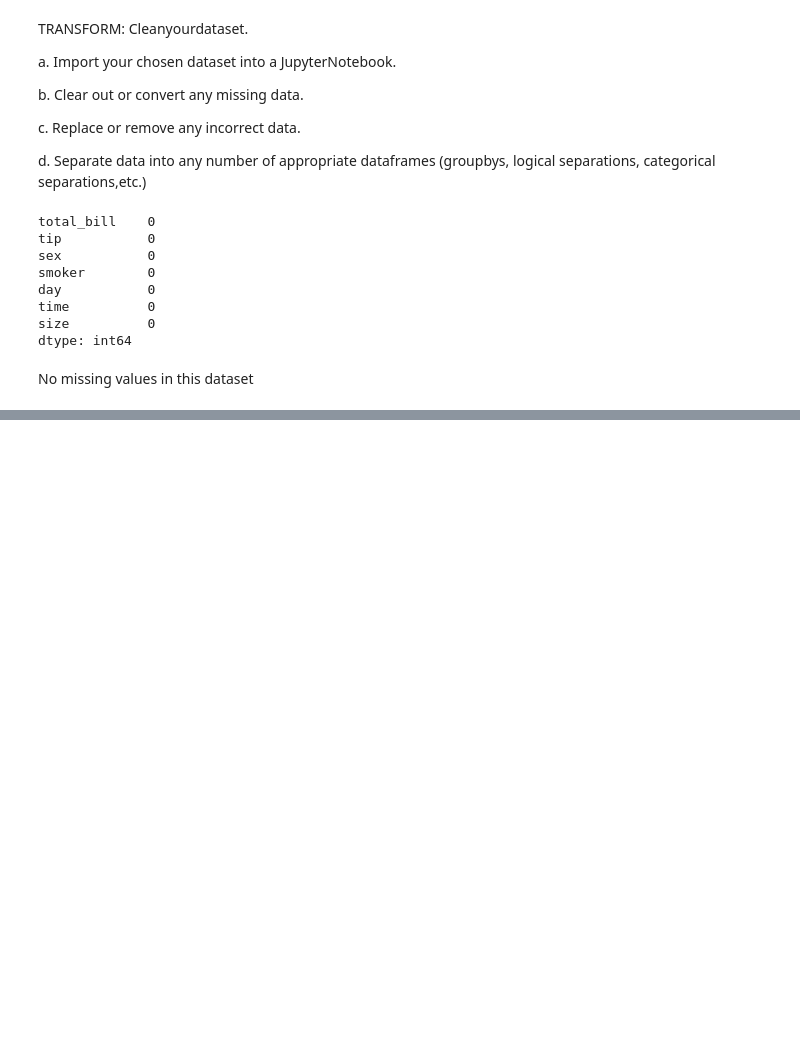
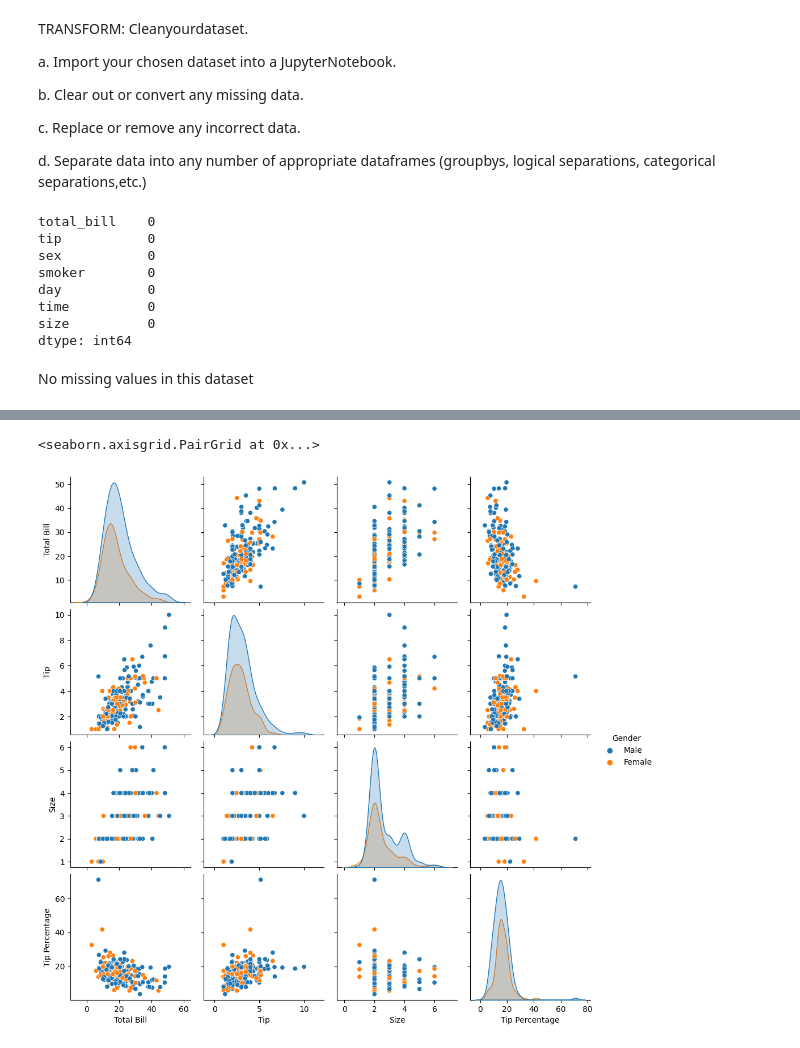
Before and after one commit to sadiekc/PythonETAVProject, a Jupyter notebook: PythonETAVProject.ipynb, the cells around one changed output, grey strips where cells are left out. Cells and saved outputs as stored; diff of their text form; code cells hidden in the pictures; blank space fills up the shorter version.

```diff
--- a/PythonETAVProject.ipynb
+++ b/PythonETAVProject.ipynb
@@ -80,0 +193,5 @@ tips.sort_values("tip").head()
+# %%
+sns.pairplot(tips, hue="Gender")
+# %% [output]
+<seaborn.axisgrid.PairGrid at 0x...>
+[figure, added]
```
Also changed, not shown: parts of 23 cells of this notebook.
